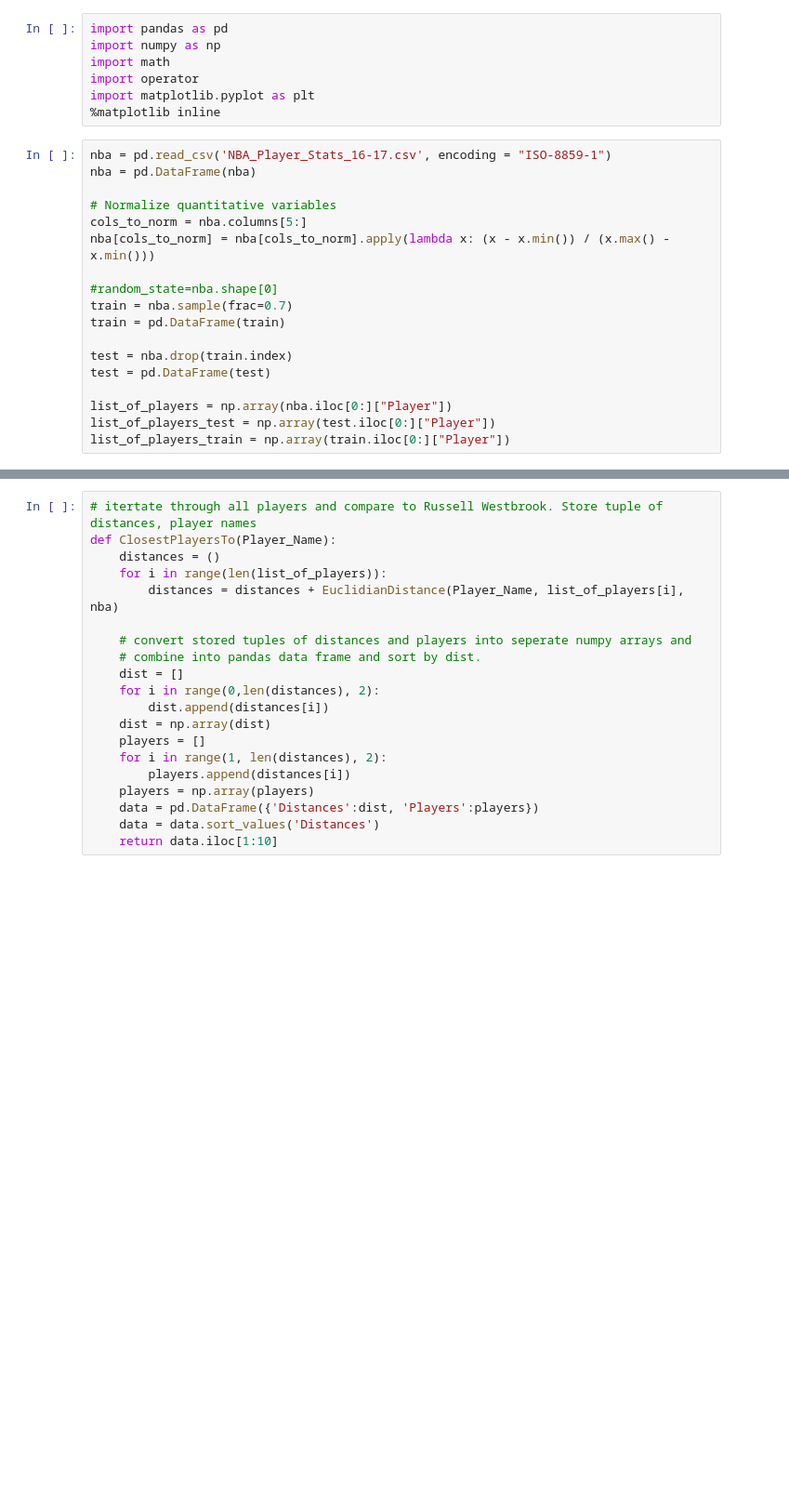
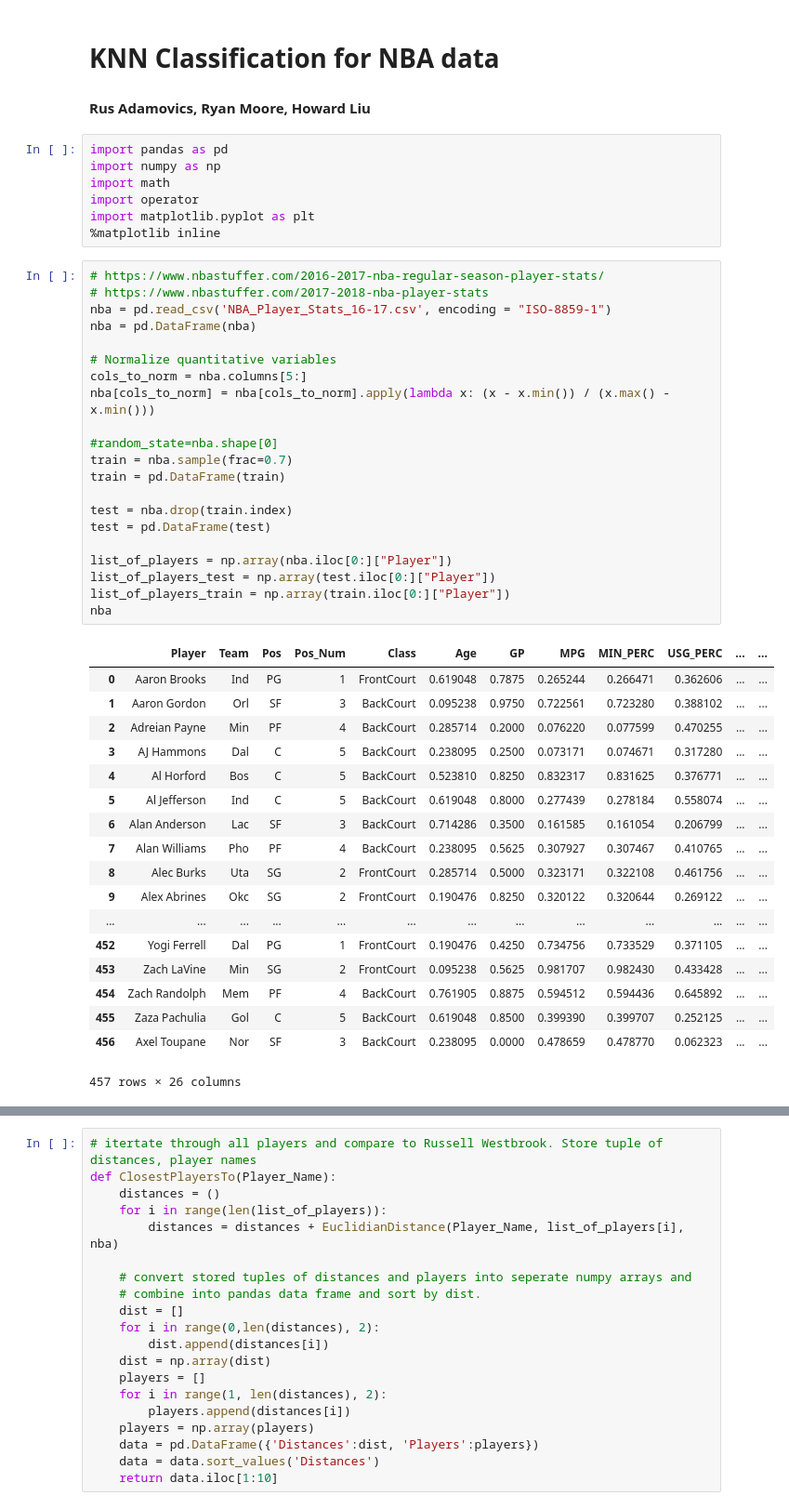
Before and after one commit to rdavtian/CPE-466-Final-Project, a Jupyter notebook: TestingK_five_classes.ipynb, the cells around one changed output, grey strips where cells are left out. Shown: that part at 93% size. Drawn from its saved outputs; the diff is of its cells as text; blank space fills up the shorter version.

```diff
--- a/TestingK_five_classes.ipynb
+++ b/TestingK_five_classes.ipynb
@@ -1,3 +1,6 @@
+# %% [markdown]
+# KNN Classification for NBA data
+#### Rus Adamovics, Ryan Moore, Howard Liu
 # %%
 import pandas as pd
 import numpy as np
@@ -6,23 +9,45 @@ import operator
 import matplotlib.pyplot as plt
 %matplotlib inline
 # %%
+# https://www.nbastuffer.com/2016-2017-nba-regular-season-player-stats/
+# https://www.nbastuffer.com/2017-2018-nba-player-stats
 nba = pd.read_csv('NBA_Player_Stats_16-17.csv', encoding = "ISO-8859-1")
 nba = pd.DataFrame(nba)
 
 # Normalize quantitative variables
 cols_to_norm = nba.columns[5:]
 nba[cols_to_norm] = nba[cols_to_norm].apply(lambda x: (x - x.min()) / (x.max() - x.min()))
 
 #random_state=nba.shape[0]
 train = nba.sample(frac=0.7)
 train = pd.DataFrame(train)
 
 test = nba.drop(train.index)
 test = pd.DataFrame(test)
 
 list_of_players = np.array(nba.iloc[0:]["Player"])
 list_of_players_test = np.array(test.iloc[0:]["Player"])
 list_of_players_train = np.array(train.iloc[0:]["Player"])
+nba
+# %% [output]
+|  | Player | Team | Pos | Pos_Num | Class | Age | GP | MPG | MIN_PERC | USG_PERC | ... | ... |
+| 0 | Aaron Brooks | Ind | PG | 1 | FrontCourt | 0.619048 | 0.7875 | 0.265244 | 0.266471 | 0.362606 | ... | ... |
+| 1 | Aaron Gordon | Orl | SF | 3 | BackCourt | 0.095238 | 0.9750 | 0.722561 | 0.723280 | 0.388102 | ... | ... |
+| 2 | Adreian Payne | Min | PF | 4 | BackCourt | 0.285714 | 0.2000 | 0.076220 | 0.077599 | 0.470255 | ... | ... |
+| 3 | AJ Hammons | Dal | C | 5 | BackCourt | 0.238095 | 0.2500 | 0.073171 | 0.074671 | 0.317280 | ... | ... |
+| 4 | Al Horford | Bos | C | 5 | BackCourt | 0.523810 | 0.8250 | 0.832317 | 0.831625 | 0.376771 | ... | ... |
+| 5 | Al Jefferson | Ind | C | 5 | BackCourt | 0.619048 | 0.8000 | 0.277439 | 0.278184 | 0.558074 | ... | ... |
+| 6 | Alan Anderson | Lac | SF | 3 | BackCourt | 0.714286 | 0.3500 | 0.161585 | 0.161054 | 0.206799 | ... | ... |
+| 7 | Alan Williams | Pho | PF | 4 | BackCourt | 0.238095 | 0.5625 | 0.307927 | 0.307467 | 0.410765 | ... | ... |
+| 8 | Alec Burks | Uta | SG | 2 | FrontCourt | 0.285714 | 0.5000 | 0.323171 | 0.322108 | 0.461756 | ... | ... |
+| 9 | Alex Abrines | Okc | SG | 2 | FrontCourt | 0.190476 | 0.8250 | 0.320122 | 0.320644 | 0.269122 | ... | ... |
+| ... | ... | ... | ... | ... | ... | ... | ... | ... | ... | ... | ... | ... |
+| 452 | Yogi Ferrell | Dal | PG | 1 | FrontCourt | 0.190476 | 0.4250 | 0.734756 | 0.733529 | 0.371105 | ... | ... |
+| 453 | Zach LaVine | Min | SG | 2 | FrontCourt | 0.095238 | 0.5625 | 0.981707 | 0.982430 | 0.433428 | ... | ... |
+| 454 | Zach Randolph | Mem | PF | 4 | BackCourt | 0.761905 | 0.8875 | 0.594512 | 0.594436 | 0.645892 | ... | ... |
+| 455 | Zaza Pachulia | Gol | C | 5 | BackCourt | 0.619048 | 0.8500 | 0.399390 | 0.399707 | 0.252125 | ... | ... |
+| 456 | Axel Toupane | Nor | SF | 3 | BackCourt | 0.238095 | 0.0000 | 0.478659 | 0.478770 | 0.062323 | ... | ... |
+457 rows × 26 columns
 # %%
 # Function returns tuple (actual distance from player 1, player 2 name)
 def EuclidianDistance(Player_1, Player_2, data_set):
```
Also changed, not shown: parts of 14 cells of this notebook, 1 other file.
